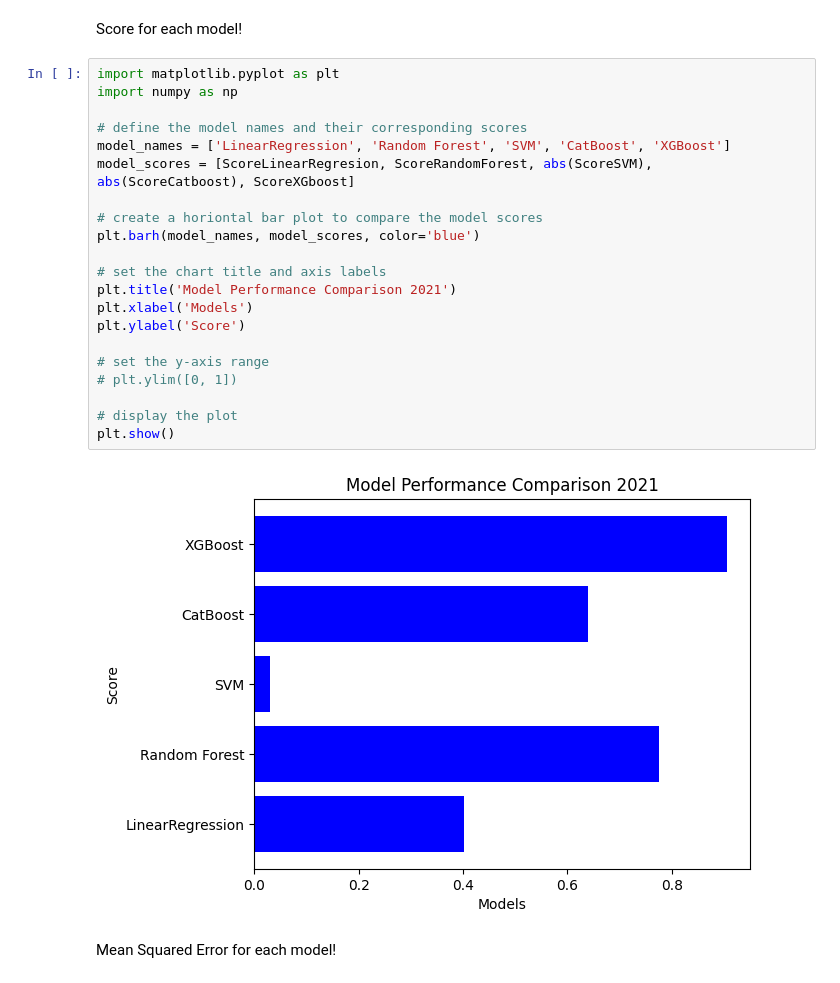
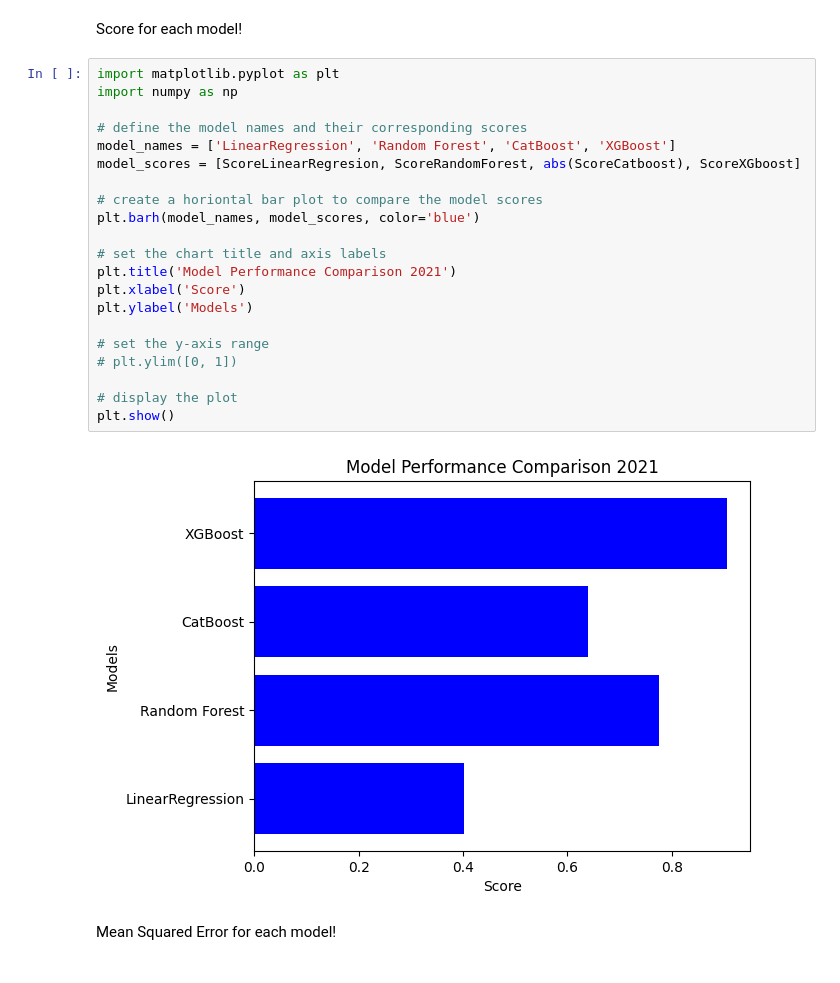
Before and after one commit to MGASALUCAS/TotoAfyaMbeya, a Jupyter notebook: Machine Learning Modeling - 2021.ipynb, the cells around one changed output. Drawn from its saved outputs; the diff is of its cells as text.

```diff
--- a/Machine Learning Modeling - 2021.ipynb
+++ b/Machine Learning Modeling - 2021.ipynb
@@ -630,26 +630,26 @@ Score for each model!
 # %%
 import matplotlib.pyplot as plt
 import numpy as np
 
 # define the model names and their corresponding scores
-model_names = ['LinearRegression', 'Random Forest', 'SVM', 'CatBoost', 'XGBoost']
-model_scores = [ScoreLinearRegresion, ScoreRandomForest, abs(ScoreSVM), abs(ScoreCatboost), ScoreXGboost]
+model_names = ['LinearRegression', 'Random Forest', 'CatBoost', 'XGBoost']
+model_scores = [ScoreLinearRegresion, ScoreRandomForest, abs(ScoreCatboost), ScoreXGboost]
 
 # create a horiontal bar plot to compare the model scores
 plt.barh(model_names, model_scores, color='blue')
 
 # set the chart title and axis labels
 plt.title('Model Performance Comparison 2021')
-plt.xlabel('Models')
-plt.ylabel('Score')
+plt.xlabel('Score')
+plt.ylabel('Models')
 
 # set the y-axis range
 # plt.ylim([0, 1])
 
 # display the plot
 plt.show()
 # %% [output]
-[figure, old version]
+[figure, new version]
 # %% [markdown]
 Mean Squared Error for each model!
 # %%
```
Also changed, not shown: parts of 3 cells of this notebook, 1 other file.
